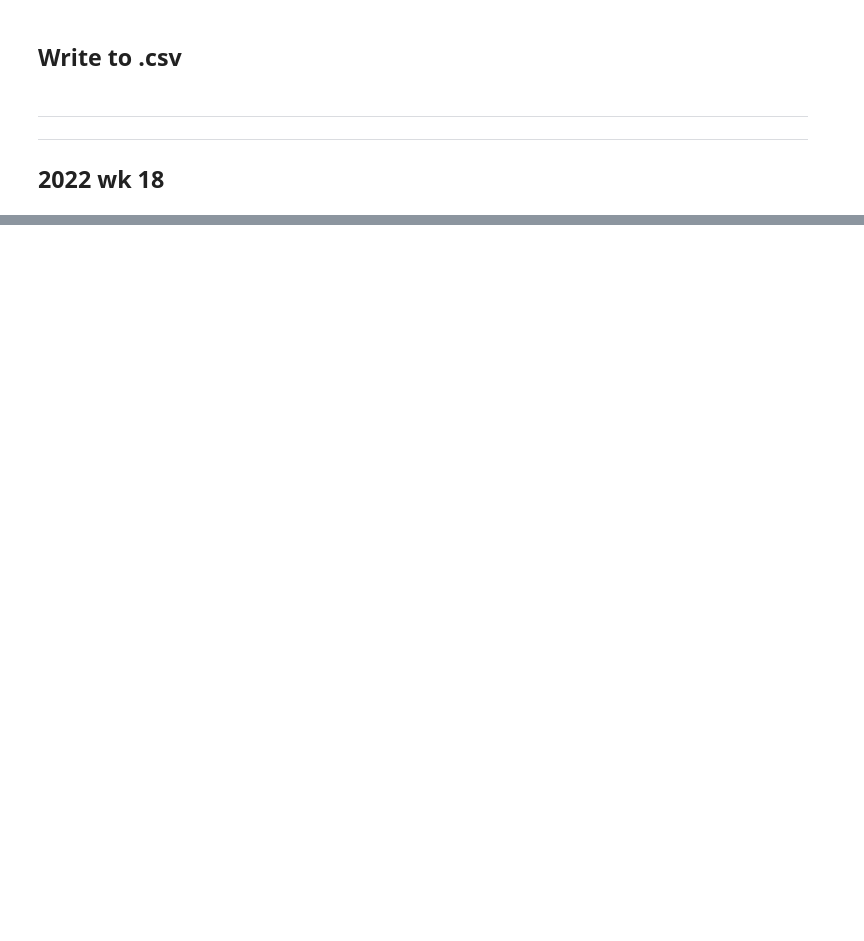
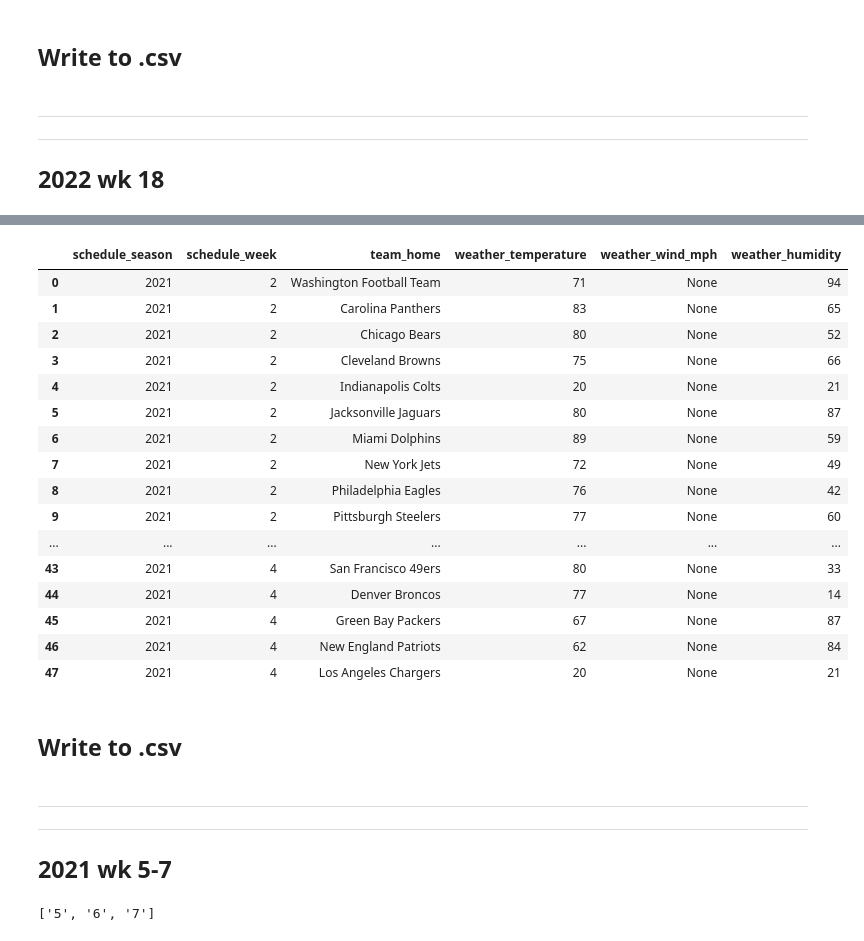
Before and after one commit to Project-Over-Under/Over_Under, a Jupyter notebook: ACQUIRE/acquire_r_function_test.ipynb, the cells around one changed output, grey strips where cells are left out. Drawn from its saved outputs; the diff is of its cells as text; code cells hidden in the pictures; blank space fills up the shorter version.

```diff
--- a/ACQUIRE/acquire_r_function_test.ipynb
+++ b/ACQUIRE/acquire_r_function_test.ipynb
@@ -263,0 +247,25 @@ df = ar.create_wx_df_mult('2022',weeks,s=210)
+# %%
+weeks = [str(i) for i in range(2,5)]
+df = ar.create_wx_df_mult('2021',weeks,s=180)
+# %%
+df
+# %% [output]
+|  | schedule_season | schedule_week | team_home | weather_temperature | weather_wind_mph | weather_humidity |
+| 0 | 2021 | 2 | Washington Football Team | 71 | None | 94 |
+| 1 | 2021 | 2 | Carolina Panthers | 83 | None | 65 |
+| 2 | 2021 | 2 | Chicago Bears | 80 | None | 52 |
+| 3 | 2021 | 2 | Cleveland Browns | 75 | None | 66 |
+| 4 | 2021 | 2 | Indianapolis Colts | 20 | None | 21 |
+| 5 | 2021 | 2 | Jacksonville Jaguars | 80 | None | 87 |
+| 6 | 2021 | 2 | Miami Dolphins | 89 | None | 59 |
+| 7 | 2021 | 2 | New York Jets | 72 | None | 49 |
+| 8 | 2021 | 2 | Philadelphia Eagles | 76 | None | 42 |
+| 9 | 2021 | 2 | Pittsburgh Steelers | 77 | None | 60 |
+| ... | ... | ... | ... | ... | ... | ... |
+| 43 | 2021 | 4 | San Francisco 49ers | 80 | None | 33 |
+| 44 | 2021 | 4 | Denver Broncos | 77 | None | 14 |
+| 45 | 2021 | 4 | Green Bay Packers | 67 | None | 87 |
+| 46 | 2021 | 4 | New England Patriots | 62 | None | 84 |
+| 47 | 2021 | 4 | Los Angeles Chargers | 20 | None | 21 |
+# %% [markdown]
+## Write to .csv
@@ -263,0 +274,9 @@ df = ar.create_wx_df_mult('2022',weeks,s=210)
+# %% [markdown]
+---
+---
+## 2021 wk 5-7
+# %%
+wk = [str(i) for i in range(5,8)]
+wk
+# %% [output]
+['5', '6', '7']
```
Also changed, not shown: parts of 35 cells of this notebook, 2 other files.
